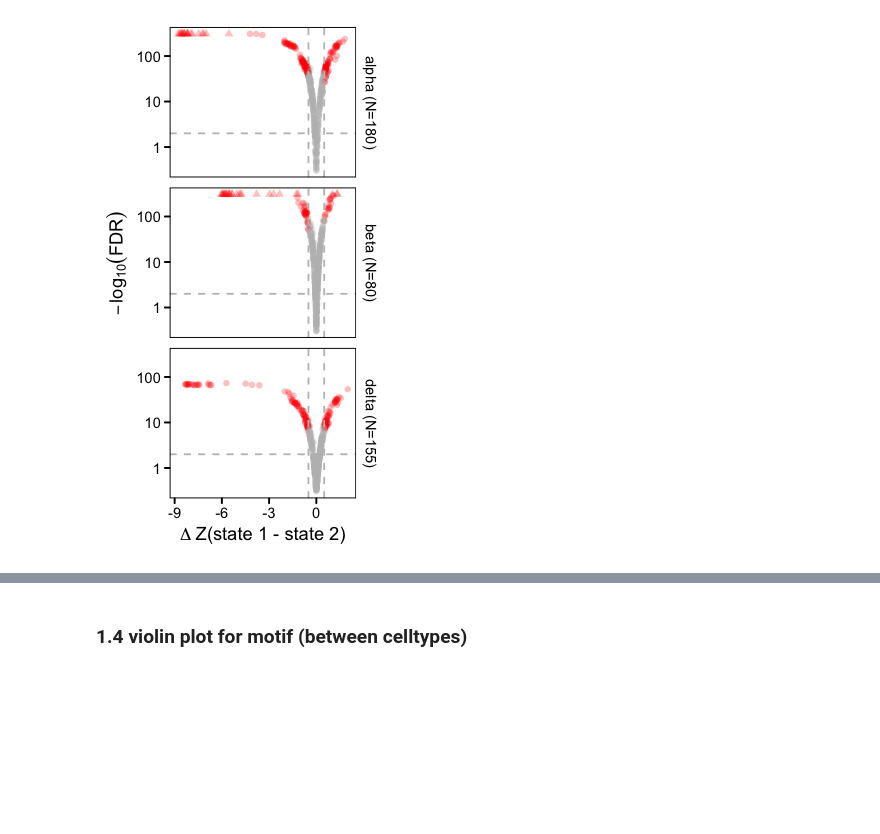
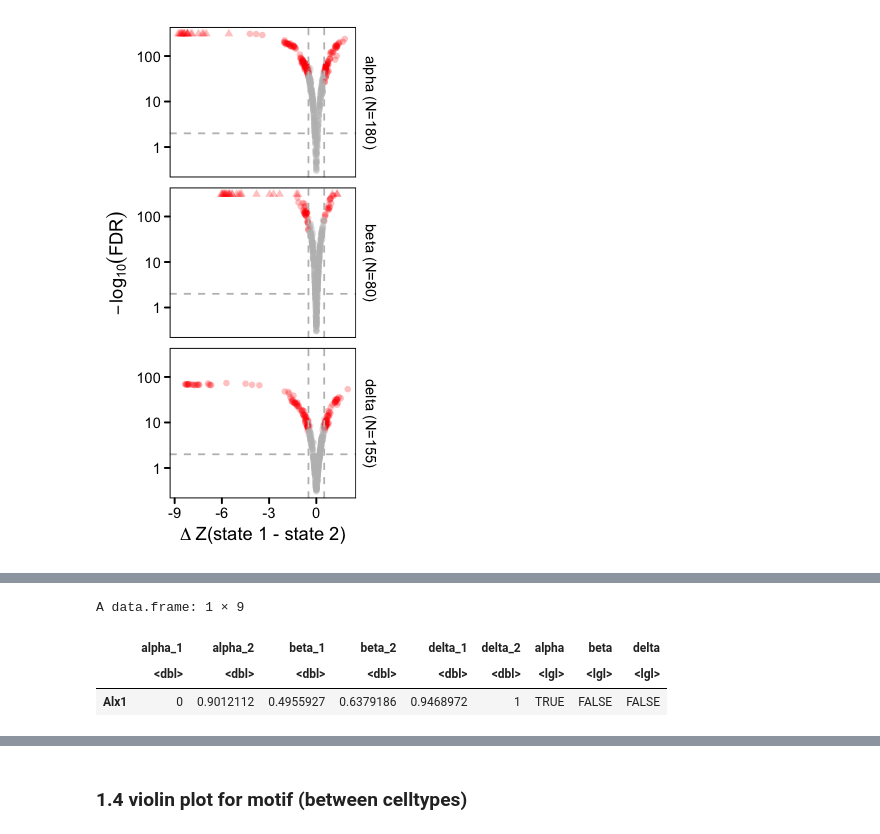
Before and after one commit to biomystery/islet_figs_motifs, a Jupyter notebook: figcode/plots.ipynb, the cells around one changed output, grey strips where cells are left out. Drawn from its saved outputs; the diff is of its cells as text; code cells hidden in the pictures; blank space fills up the shorter version.

```diff
--- a/figcode/plots.ipynb
+++ b/figcode/plots.ipynb
@@ -428,0 +438,12 @@ draw(ht, heatmap_legend_side = "top")
+# %%
+ttest.res.pd.wd.scale <- ttest.res.pd.wd[, c("alpha_1", "alpha_2", "beta_1", "beta_2",
+    "delta_1", "delta_2", "alpha", "beta", "delta")]
+range_scale <- function(x) (x-min(x))/(max(x)-min(x))
+ttest.res.pd.wd.scale[, 1:6] <- apply(ttest.res.pd.wd.scale[,
+    1:6], 1, range_scale)
+ttest.res.pd.wd.scale%>%head(1)
+# %% [output]
+A data.frame: 1 × 9
+|  | alpha_1 | alpha_2 | beta_1 | beta_2 | delta_1 | delta_2 | alpha | beta | delta |
+|  | <dbl> | <dbl> | <dbl> | <dbl> | <dbl> | <dbl> | <lgl> | <lgl> | <lgl> |
+| Alx1 | 0 | 0.9012112 | 0.4955927 | 0.6379186 | 0.9468972 | 1 | TRUE | FALSE | FALSE |
```
Also changed, not shown: parts of 12 cells of this notebook, 3 other files.
